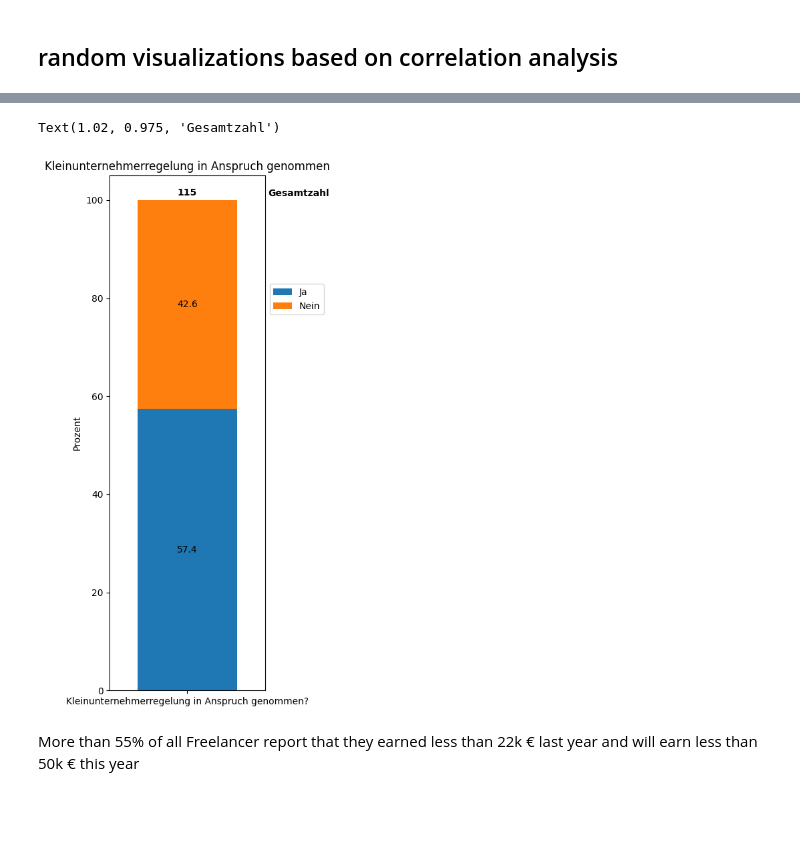
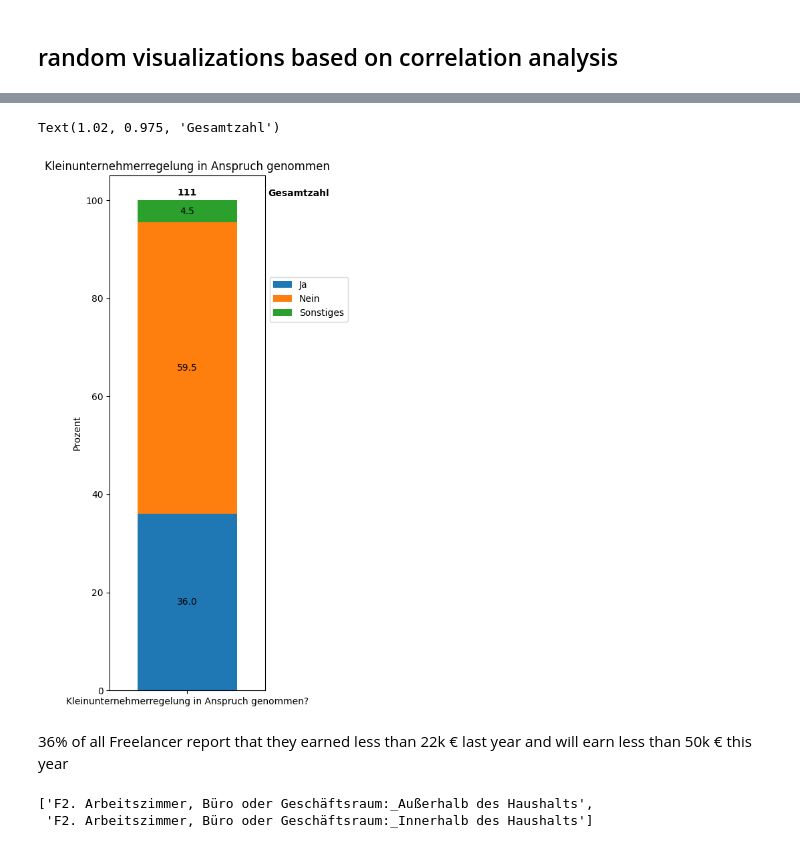
Before and after one commit to michaelgerloff/Survey_working_conditions_art_history, a Jupyter notebook: notebooks/02_Correlation_Analysis.ipynb, the cells around one changed output, grey strips where cells are left out. Drawn from its saved outputs; the diff is of its cells as text; code cells hidden in the pictures; blank space fills up the shorter version.

```diff
--- a/notebooks/02_Correlation_Analysis.ipynb
+++ b/notebooks/02_Correlation_Analysis.ipynb
@@ -862,0 +853,3 @@ KeyError: True
+# %%
+AS_qual_df, AS_qual_perc = cross_analysis_one_hot([AS_career], ls_qual_AS)
+AS_qual_df
@@ -863,12 +859,12 @@ KeyError: True
 # %%
-ax = AS_qual_df[['TruePerc', 'FalsePerc']].plot(kind='bar',
+ax = AS_qual_df[AS_qual_perc].plot(kind='bar',
                         stacked=True,
                         figsize=(3, 10),
                         #rot=45,
                         ylabel='Prozent',
                         #xlabel='Karrierepfad',
                         width=0.9,
-                        title='Qualifikation nicht ausschlaggebend für Arbeitssuche'
+                        title='Qualifikation ausschlaggebend für Arbeitssuche?'
                         )
 
 # add percentage labels into the bars
@@ -878,7 +874,7 @@ for c in ax.containers:
     # remove the labels parameter if it's not needed for customized labels
     ax.bar_label(c, fmt=lambda x: f'{x:.1f}' if x > 0 else '', label_type='center')
 
-ax.set_xticklabels(['Qualifikation war nicht ausschlaggebend für Arbeitssuche'], rotation=0, ha='center', rotation_mode='anchor')
+ax.set_xticklabels(['Qualifikation ausschlaggebend für Arbeitssuche?'], rotation=0, ha='center', rotation_mode='anchor')
 ax.legend(loc='center left', bbox_to_anchor=(1, 0.76), labels=['Ja', 'Nein'])
 
 #add total values of entries above bar
@@ -909,0 +899,4 @@ small_business_df
+# %%
+F_career = ls_cols_career[1]
+ls_small_business_F = [col for col in df_whole if col.startswith('F10.')]
+ls_small_business_F
@@ -909,0 +907,3 @@ small_business_df
+# %%
+small_business_F_df, small_business_F_perc = cross_analysis_one_hot([F_career], ls_small_business_F)
+small_business_F_df
@@ -910,36 +913,42 @@ small_business_df
 # %%
-ax = small_business_df[['TruePerc', 'FalsePerc']].plot(kind='bar',
+ax = small_business_F_df[small_business_F_perc].plot(kind='bar',
                         stacked=True,
                         figsize=(3, 10),
                         #rot=45,
                         ylabel='Prozent',
                         #xlabel='Karrierepfad',
                         width=0.9,
                         title='Kleinunternehmerregelung in Anspruch genommen'
                         )
 
 # add percentage labels into the bars
 for c in ax.containers:
     # Optional: if the segment is small or 0, customize the labels
     labels = [v.get_height() if v.get_height() > 0 else '' for v in c]
     # remove the labels parameter if it's not needed for customized labels
     ax.bar_label(c, fmt=lambda x: f'{x:.1f}' if x > 0 else '', label_type='center')
 
 ax.set_xticklabels(['Kleinunternehmerregelung in Anspruch genommen?'], rotation=0, ha='center', rotation_mode='anchor')
-ax.legend(loc='center left', bbox_to_anchor=(1, 0.76), labels=['Ja', 'Nein'])
+ax.legend(loc='center left', bbox_to_anchor=(1, 0.76), labels=['Ja', 'Nein', 'Sonstiges'])
 
 #add total values of entries above bar
 y_offset = 4
-for i, total in enumerate(small_business_df['totals']):
-    ax.text(small_business_df['totals'].reset_index().index[i], y= 101, s = total, ha='center',
+for i, total in enumerate(small_business_F_df['totals']):
+    ax.text(small_business_F_df['totals'].reset_index().index[i], y= 101, s = total, ha='center',
     weight='bold')
 
 ax.text(1.02, 0.975, 'Gesamtzahl', transform=ax.transAxes, fontsize=10, verticalalignment='top', weight='bold')
 # %% [output]
 Text(1.02, 0.975, 'Gesamtzahl')
-[figure, old version]
+[figure, new version]
 # %%
 fig = ax.get_figure()
 fig.savefig('../reports/figures/F_00_Kleinunternehmerregelung.png', bbox_inches='tight', dpi=300)
 # %% [markdown]
-More than 55% of all Freelancer report that they earned less than 22k € last year and will earn less than 50k € this year
+36% of all Freelancer report that they earned less than 22k € last year and will earn less than 50k € this year
+# %%
+ls_work_room_F = [col for col in df_whole if col.startswith('F2.')]
+ls_work_room_F
+# %% [output]
+['F2. Arbeitszimmer, Büro oder Geschäftsraum:_Außerhalb des Haushalts',
+ 'F2. Arbeitszimmer, Büro oder Geschäftsraum:_Innerhalb des Haushalts']
```
Also changed, not shown: parts of 42 cells of this notebook, 8 other files.
